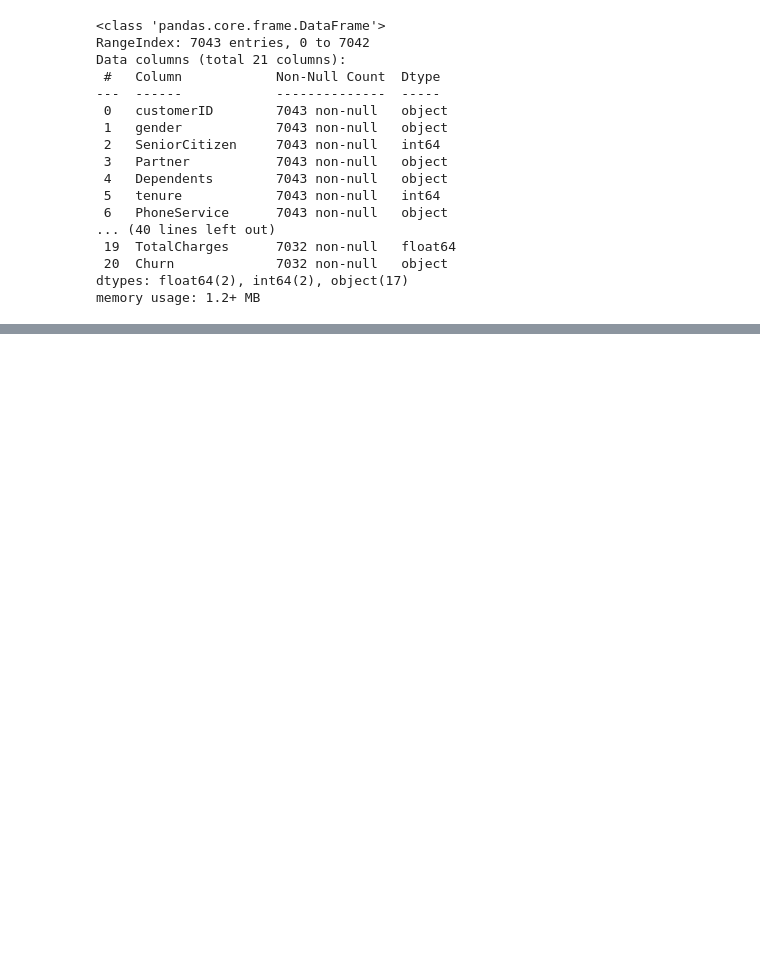
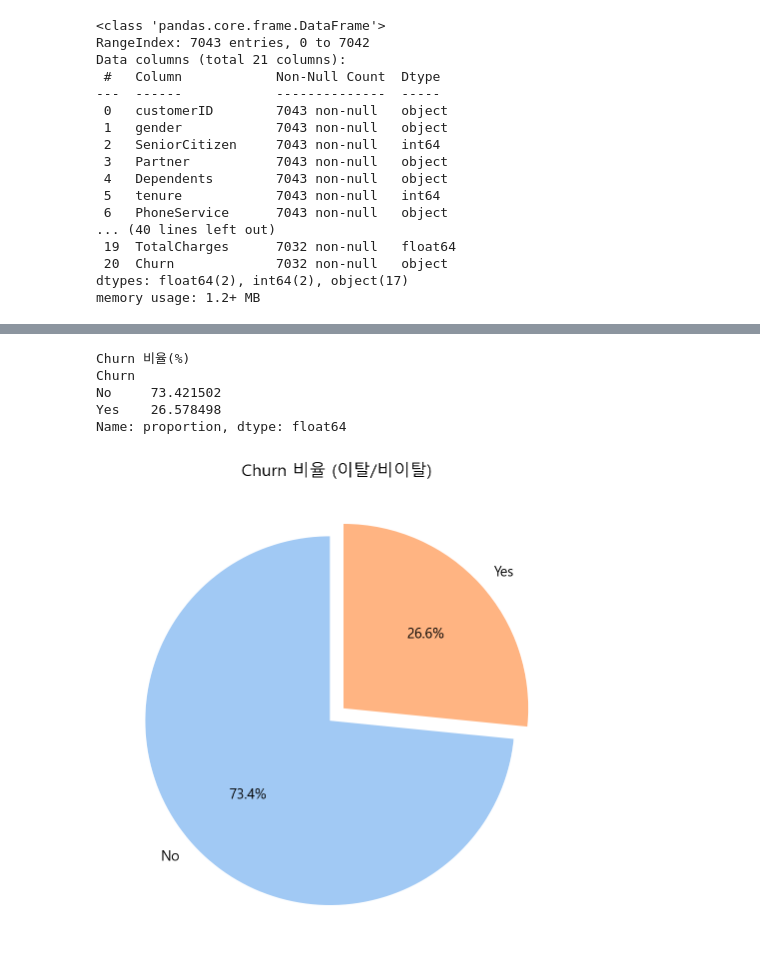
Before and after one commit to jihuikim45/hipython_rep, a Jupyter notebook: DA_mini_project/report.ipynb, the cells around one changed output, grey strips where cells are left out. Saved outputs shown, nothing was run; the diff lists cells and outputs as text; code cells hidden in the pictures; blank space fills up the shorter version.

```diff
--- a/DA_mini_project/report.ipynb
+++ b/DA_mini_project/report.ipynb
@@ -149,0 +161,25 @@ memory usage: 1.2+ MB
+# %%
+#2️⃣ Churn 비율 및 기본 통계 시각화
+
+# Churn 비율 확인
+churn_counts = df_clean['Churn'].value_counts()
+churn_ratio = df_clean['Churn'].value_counts(normalize=True) * 100
+
+# 1) 비율 텍스트 출력
+print("Churn 비율(%)")
+print(churn_ratio)
+# %% [output]
+Churn 비율(%)
+Churn
+No     73.421502
+Yes    26.578498
+Name: proportion, dtype: float64
+# %%
+# 2) 파이 차트로 이탈/비이탈 비율 시각화
+colors = ['#A1C9F4', '#FFB482']
+plt.figure(figsize=(6, 6))
+plt.pie(churn_counts, labels=churn_counts.index, autopct='%1.1f%%', startangle=90, explode=(0.05, 0.05),colors=colors)
+plt.title('Churn 비율 (이탈/비이탈)')
+plt.show()
+# %% [output]
+[figure, added]
```
Also changed, not shown: parts of 17 cells of this notebook.
